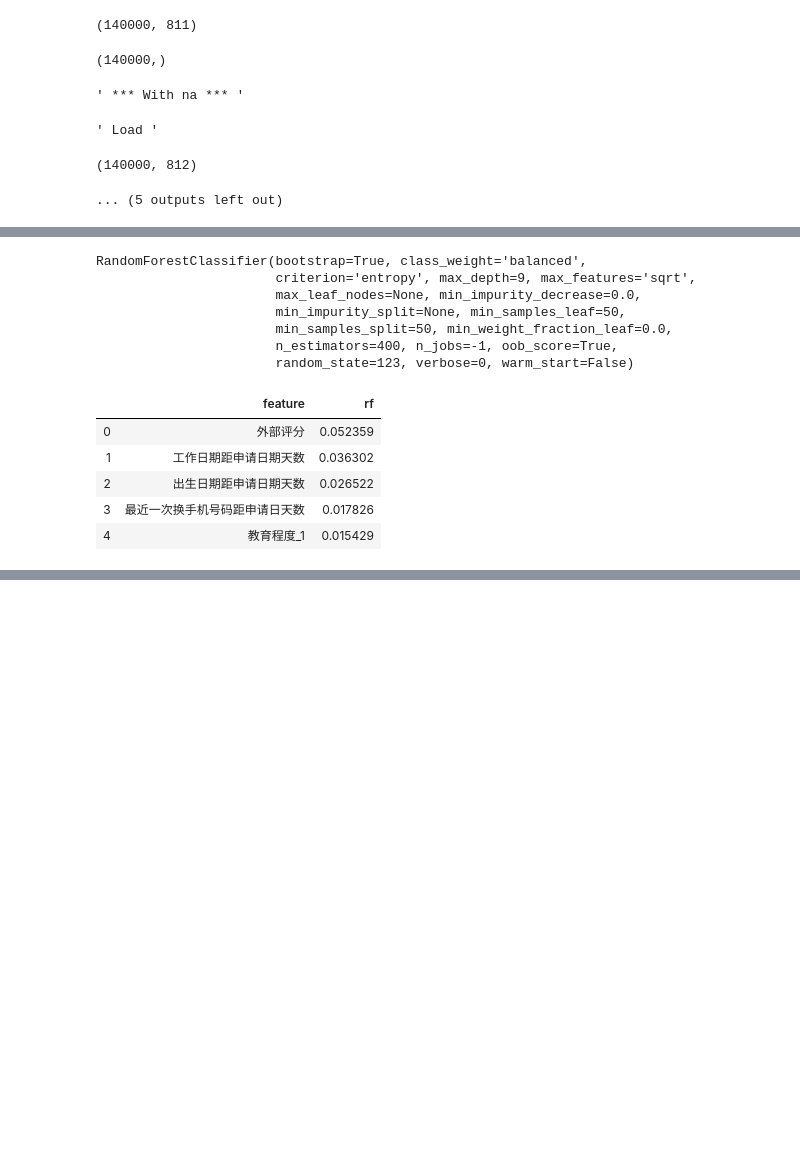
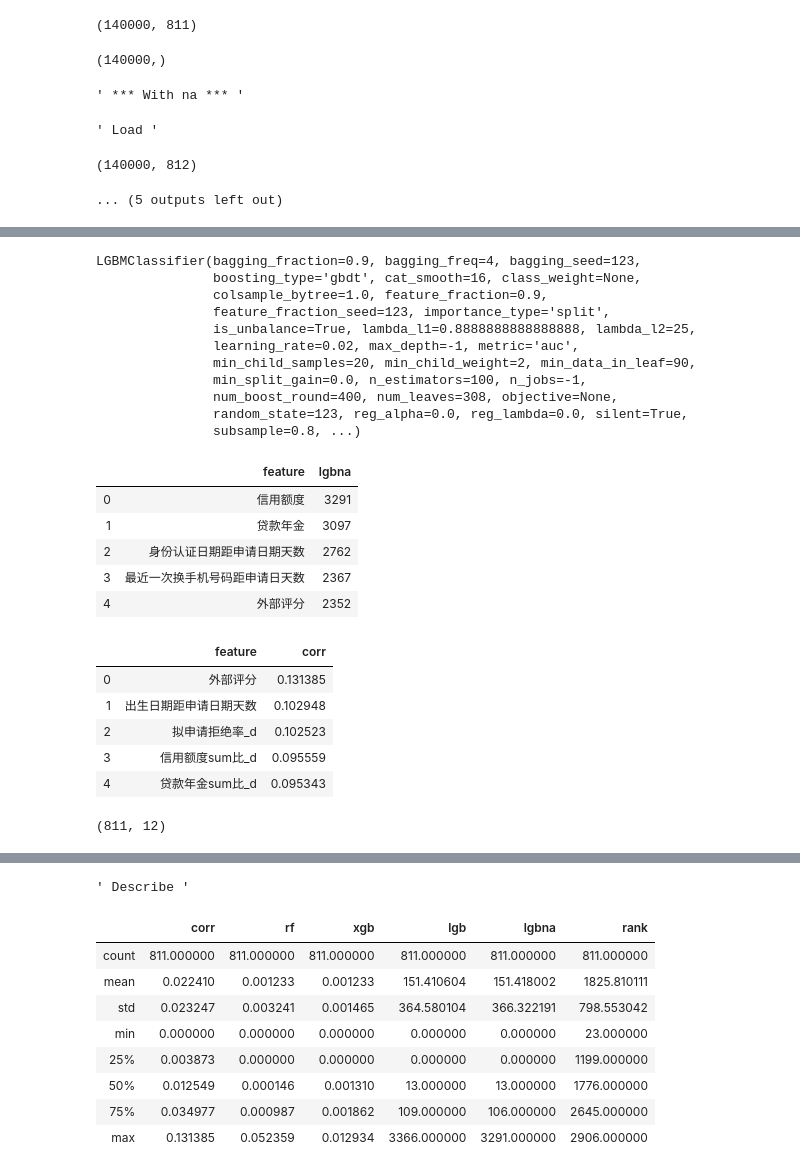
Before and after one commit to boyang-li/the-mission-cup, a Jupyter notebook: 2_modeling_base.ipynb, the cells around one changed output, grey strips where cells are left out. Cells and saved outputs as stored; diff of their text form; code cells hidden in the pictures; blank space fills up the shorter version.

Commit message:
add LR, LGBNA

```diff
--- a/2_modeling_base.ipynb
+++ b/2_modeling_base.ipynb
@@ -292,52 +258,80 @@ score = pd.DataFrame(LGB.feature_importances_, columns=['lgb'])
 fscore_lgb = pd.concat([f, score], axis=1).sort_values(by='lgb', ascending=False).reset_index(drop=True)
 fscore_lgb.head()
 
+### LGB with Na ###
+
+best_params_load = np.load('./model/base_lgb.npy', allow_pickle=True).item()
+model_params = {**best_params_load, **param_fixed_lgb}
+LGB = LGBMClassifier(**model_params)
+
+# Train
+LGB.fit(X1, y1)
+
+# Importance
+f = pd.DataFrame(X.columns, columns=['feature'])
+score = pd.DataFrame(LGB.feature_importances_, columns=['lgbna'])
+fscore_lgb_na = pd.concat([f, score], axis=1).sort_values(by='lgbna', ascending=False).reset_index(drop=True)
+fscore_lgb_na.head()
+
 ######## correlations ########
 
 correlations = xy.corr()
 
 # Save
-correlations.apply(abs).to_csv('./ana/0_correlations_abs.csv')
-correlations.to_csv('./ana/0_correlations.csv')
+correlations.apply(abs).to_csv('./tmp/0_correlations_abs.csv')
+correlations.to_csv('./tmp/0_correlations.csv')
 
 # Abs
 correlations_target_abs = correlations.loc[correlations.index != target, target].apply(abs).sort_values(ascending=False)
 
 f = pd.DataFrame(correlations_target_abs.index, columns=['feature'])
 score_corr = pd.DataFrame(correlations_target_abs.values, columns=['corr'])
 fscore_corr = pd.concat([f, score_corr], axis=1).sort_values(by='corr', ascending=False).reset_index(drop=True)
+fscore_corr.fillna(0, inplace=True)
 fscore_corr.head()
 
 ######## Merge ########
 
 fscore = pd.merge(fscore_corr, fscore_rf, on='feature')
 fscore = pd.merge(fscore, fscore_xgb, on='feature')
 fscore = pd.merge(fscore, fscore_lgb, on='feature')
+fscore = pd.merge(fscore, fscore_lgb_na, on='feature')
 
 # Add rank
 frank = fscore.rank(numeric_only=True, method='min', ascending=False)
-fscore.fillna(0, inplace=True)
+# fscore.fillna(0, inplace=True)
 fscore = pd.merge(fscore, frank, left_index=True, right_index=True, suffixes=['', '_rank'])
-fscore['rank'] = fscore['corr_rank'] + fscore['rf_rank'] + fscore['xgb_rank'] + fscore['lgb_rank']
+fscore['rank'] = fscore['corr_rank'] + fscore['rf_rank'] + fscore['xgb_rank'] + fscore['lgb_rank'] + fscore['lgbna_rank']
 fscore.sort_values(by='rank', inplace=True)
 
 fscore.shape
 fscore.head()
 fscore.to_csv('./model/f_score.csv')
 
 ''' Describe '''
-fscore[['corr', 'rf', 'xgb', 'lgb', 'rank']].describe()
+fscore[['corr', 'rf', 'xgb', 'lgb', 'lgbna', 'rank']].describe()
 # %% [output]
-RandomForestClassifier(bootstrap=True, class_weight='balanced',
-                       criterion='entropy', max_depth=9, max_features='sqrt',
-                       max_leaf_nodes=None, min_impurity_decrease=0.0,
-                       min_impurity_split=None, min_samples_leaf=50,
-                       min_samples_split=50, min_weight_fraction_leaf=0.0,
-                       n_estimators=400, n_jobs=-1, oob_score=True,
-                       random_state=123, verbose=0, warm_start=False)
+LGBMClassifier(bagging_fraction=0.9, bagging_freq=4, bagging_seed=123,
+               boosting_type='gbdt', cat_smooth=16, class_weight=None,
+               colsample_bytree=1.0, feature_fraction=0.9,
+               feature_fraction_seed=123, importance_type='split',
+               is_unbalance=True, lambda_l1=0.8888888888888888, lambda_l2=25,
+               learning_rate=0.02, max_depth=-1, metric='auc',
+               min_child_samples=20, min_child_weight=2, min_data_in_leaf=90,
+               min_split_gain=0.0, n_estimators=100, n_jobs=-1,
+               num_boost_round=400, num_leaves=308, objective=None,
+               random_state=123, reg_alpha=0.0, reg_lambda=0.0, silent=True,
+               subsample=0.8, ...)
-|  | feature | rf |
-| 0 | 外部评分 | 0.052359 |
-| 1 | 工作日期距申请日期天数 | 0.036302 |
-| 2 | 出生日期距申请日期天数 | 0.026522 |
-| 3 | 最近一次换手机号码距申请日天数 | 0.017826 |
-| 4 | 教育程度_1 | 0.015429 |
+|  | feature | lgbna |
+| 0 | 信用额度 | 3291 |
+| 1 | 贷款年金 | 3097 |
+| 2 | 身份认证日期距申请日期天数 | 2762 |
+| 3 | 最近一次换手机号码距申请日天数 | 2367 |
+| 4 | 外部评分 | 2352 |
+|  | feature | corr |
+| 0 | 外部评分 | 0.131385 |
+| 1 | 出生日期距申请日期天数 | 0.102948 |
+| 2 | 拟申请拒绝率_d | 0.102523 |
+| 3 | 信用额度sum比_d | 0.095559 |
+| 4 | 贷款年金sum比_d | 0.095343 |
+(811, 12)
@@ -344,3 +344,13 @@ RandomForestClassifier(bootstrap=True, class_weight='balanced',
+' Describe '
+|  | corr | rf | xgb | lgb | lgbna | rank |
+| count | 811.000000 | 811.000000 | 811.000000 | 811.000000 | 811.000000 | 811.000000 |
+| mean | 0.022410 | 0.001233 | 0.001233 | 151.410604 | 151.418002 | 1825.810111 |
+| std | 0.023247 | 0.003241 | 0.001465 | 364.580104 | 366.322191 | 798.553042 |
+| min | 0.000000 | 0.000000 | 0.000000 | 0.000000 | 0.000000 | 23.000000 |
+| 25% | 0.003873 | 0.000000 | 0.000000 | 0.000000 | 0.000000 | 1199.000000 |
+| 50% | 0.012549 | 0.000146 | 0.001310 | 13.000000 | 13.000000 | 1776.000000 |
+| 75% | 0.034977 | 0.000987 | 0.001862 | 109.000000 | 106.000000 | 2645.000000 |
+| max | 0.131385 | 0.052359 | 0.012934 | 3366.000000 | 3291.000000 | 2906.000000 |
 # %%
 ######## Intersection by Score ########
 
```
Also changed, not shown: parts of 12 cells of this notebook, 1 other file.
